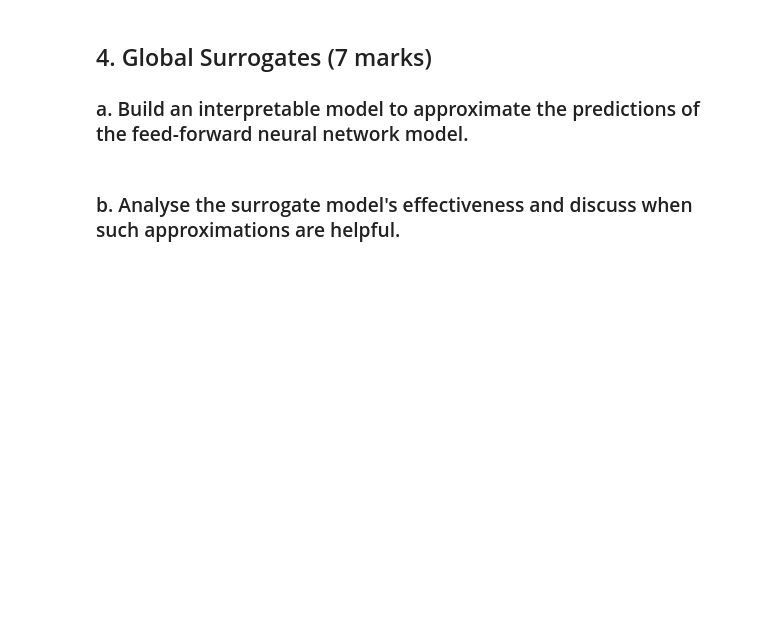
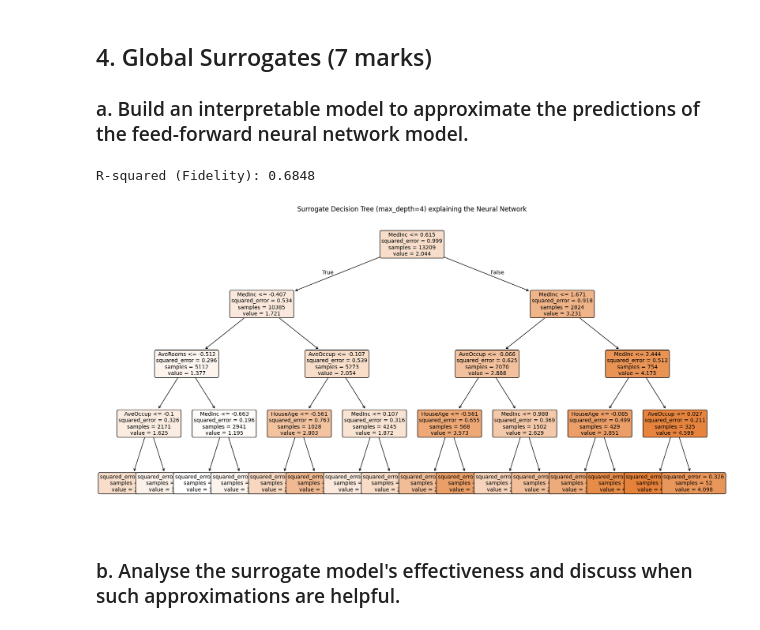
Before and after one commit to jamiebugeja/interpretableaiproject, a Jupyter notebook: Roman_Vasiltets.ipynb, the cells around one changed output. Drawn from its saved outputs; the diff is of its cells as text; code cells hidden in the pictures; blank space fills up the shorter version.

Commit message:
Surrogate CA, Part 1 done

```diff
--- a/Roman_Vasiltets.ipynb
+++ b/Roman_Vasiltets.ipynb
@@ -454,5 +454,35 @@ However, in our case the graphs show similarity in both PDP and ALE. PDP for Med
 # %% [markdown]
 ## 4. Global Surrogates (7 marks)
 ### a. Build an interpretable model to approximate the predictions of the feed-forward neural network model.
+# %%
+# California Housing Dataset
+
+nn_predictions_train = model.predict(X_train_scaled)
+
+surrogate_model = DecisionTreeRegressor(max_depth=4, random_state=42)
+
+surrogate_model.fit(X_train_scaled, nn_predictions_train)
+
+nn_predictions_test = model.predict(X_test_scaled)
+surrogate_predictions_test = surrogate_model.predict(X_test_scaled)
+
+fidelity_r2 = r2_score(nn_predictions_test, surrogate_predictions_test)
+
+print(f"R-squared (Fidelity): {fidelity_r2:.4f}")
+
+original_feature_names = housing.feature_names
+plt.figure(figsize=(20, 10))
+plot_tree(
+    surrogate_model,
+    feature_names=original_feature_names,
+    filled=True,
+    rounded=True,
+    fontsize=10
+)
+plt.title("Surrogate Decision Tree (max_depth=4) explaining the Neural Network")
+plt.show()
+# %% [output]
+R-squared (Fidelity): 0.6848
+[figure, added]
 # %% [markdown]
 ### b. Analyse the surrogate model's effectiveness and discuss when such approximations are helpful.
```
Also changed, not shown: parts of 5 cells of this notebook.
